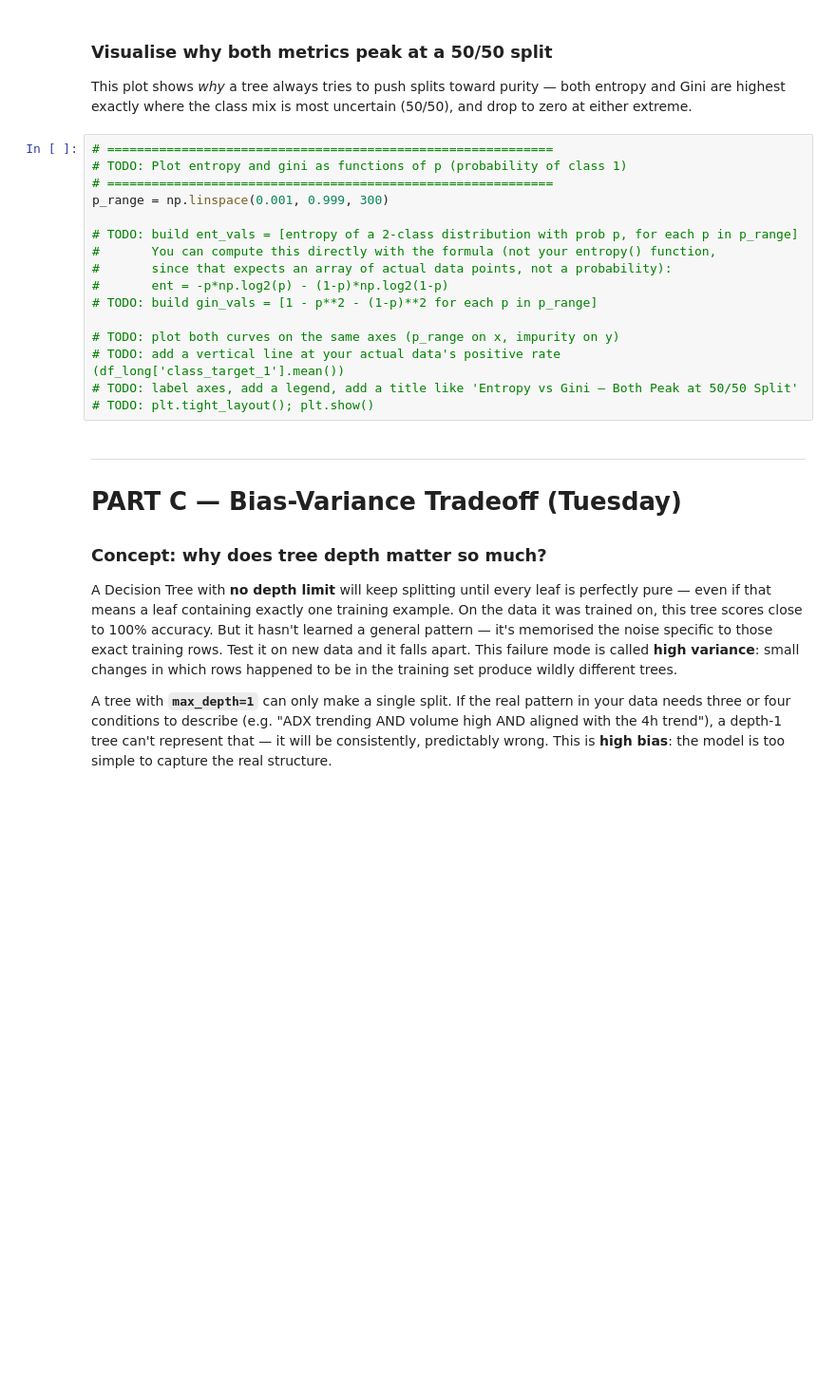
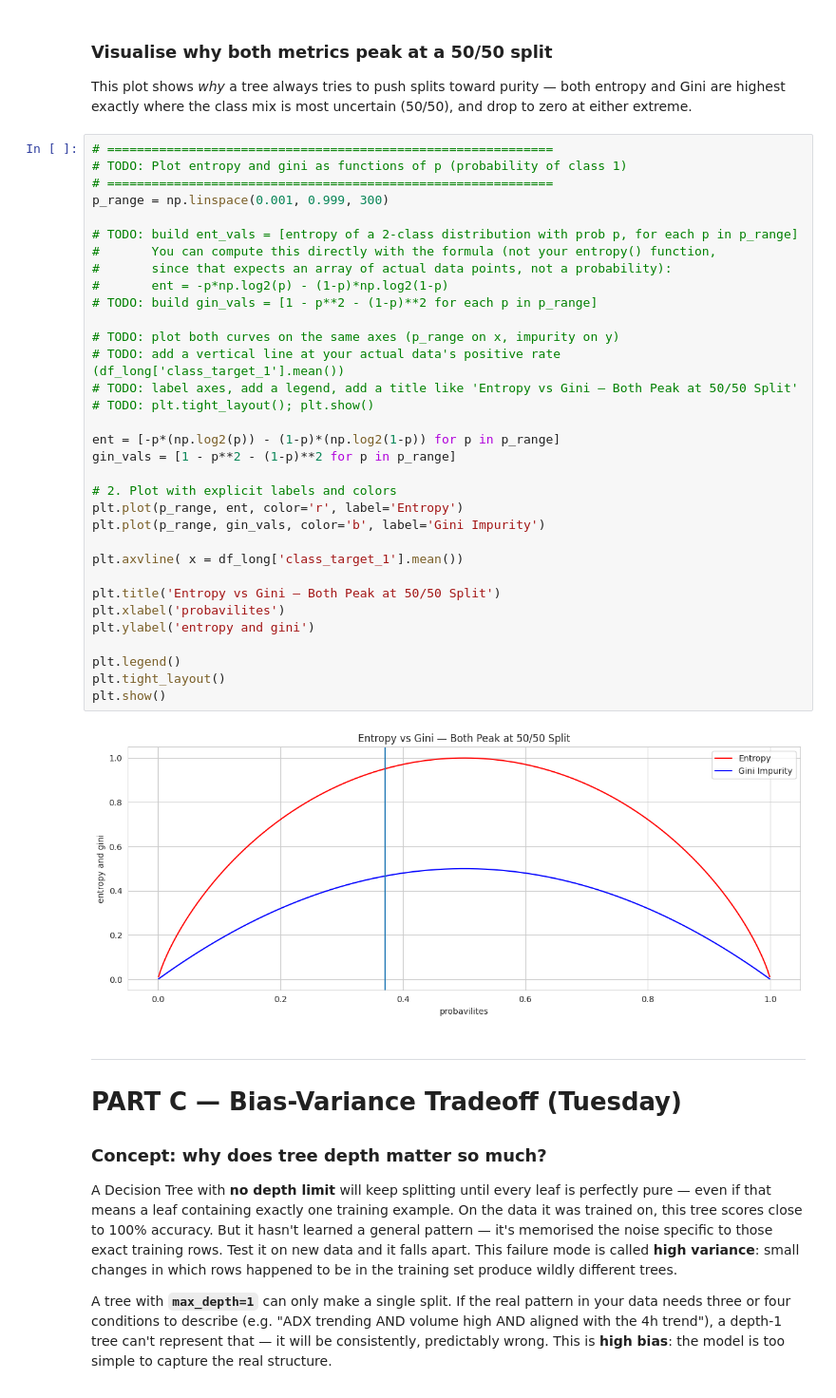
Before and after one commit to Jeshurun-B/EMA-optimizer-pipeline-v2, a Jupyter notebook: coolab_notebooks/week4_decision_trees_original.ipynb, the cells around one changed output. Shown at 95% size. Saved outputs shown, nothing was run; the diff lists cells and outputs as text; blank space fills up the shorter version.

```diff
--- a/coolab_notebooks/week4_decision_trees_original.ipynb
+++ b/coolab_notebooks/week4_decision_trees_original.ipynb
@@ -646,19 +692,38 @@ This plot shows *why* a tree always tries to push splits toward purity — both
 # %%
 # ============================================================
 # TODO: Plot entropy and gini as functions of p (probability of class 1)
 # ============================================================
 p_range = np.linspace(0.001, 0.999, 300)
 
 # TODO: build ent_vals = [entropy of a 2-class distribution with prob p, for each p in p_range]
 #       You can compute this directly with the formula (not your entropy() function,
 #       since that expects an array of actual data points, not a probability):
 #       ent = -p*np.log2(p) - (1-p)*np.log2(1-p)
 # TODO: build gin_vals = [1 - p**2 - (1-p)**2 for each p in p_range]
 
 # TODO: plot both curves on the same axes (p_range on x, impurity on y)
 # TODO: add a vertical line at your actual data's positive rate (df_long['class_target_1'].mean())
 # TODO: label axes, add a legend, add a title like 'Entropy vs Gini — Both Peak at 50/50 Split'
 # TODO: plt.tight_layout(); plt.show()
+
+ent = [-p*(np.log2(p)) - (1-p)*(np.log2(1-p)) for p in p_range]
+gin_vals = [1 - p**2 - (1-p)**2 for p in p_range]
+
+# 2. Plot with explicit labels and colors
+plt.plot(p_range, ent, color='r', label='Entropy')
+plt.plot(p_range, gin_vals, color='b', label='Gini Impurity')
+
+plt.axvline( x = df_long['class_target_1'].mean())
+
+plt.title('Entropy vs Gini — Both Peak at 50/50 Split')
+plt.xlabel('probavilites')
+plt.ylabel('entropy and gini')
+
+plt.legend()
+plt.tight_layout()
+plt.show()
+# %% [output]
+[figure, added]
 # %% [markdown]
 ---
 # PART C — Bias-Variance Tradeoff (Tuesday)
```
Also changed, not shown: parts of 2 cells of this notebook.
